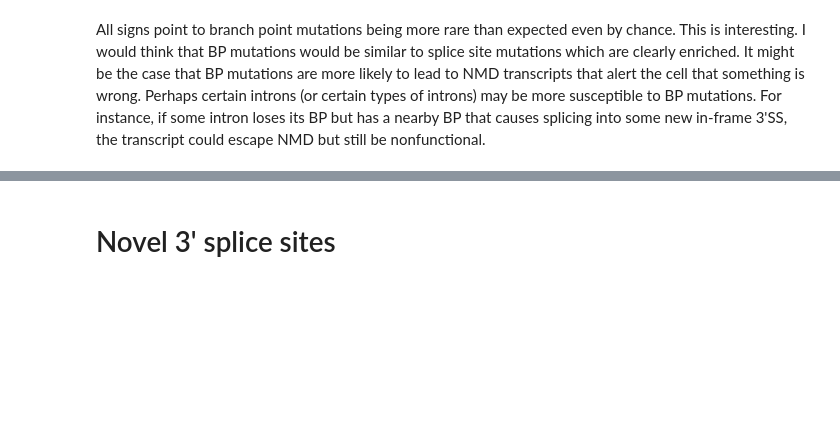
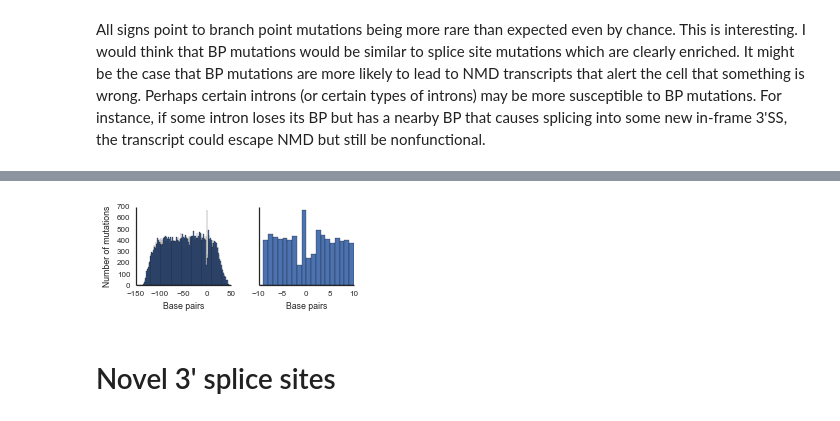
Before and after one commit to cdeboever3/pptmut, a Jupyter notebook: notebooks/Variant Analysis.ipynb, the cells around one changed output, grey strips where cells are left out. Saved outputs shown, nothing was run; the diff lists cells and outputs as text; code cells hidden in the pictures; blank space fills up the shorter version.

```diff
--- a/notebooks/Variant Analysis.ipynb
+++ b/notebooks/Variant Analysis.ipynb
@@ -324,3 +340,26 @@ still be nonfunctional.
+# %%
+tdf = variants
+
+sns.set_context('paper')
+fig, axs = plt.subplots(1, 2, sharey=True, figsize=(4, 2))
+ax = axs[0]
+n, b, p = ax.hist(tdf.bp_dist.dropna().values,
+                  bins=np.arange(-150, 51, 1))
+#ax.set_title('Distance from mutation to BP adenine')
+ax.set_xlabel('Base pairs')
+ax.set_ylabel('Number of mutations')
+
+ax = axs[1]
+n, b, p = ax.hist(tdf[(tdf.bp_dist > -10) &
+                      (tdf.bp_dist < 10)].bp_dist.dropna().values,
+                  bins=np.arange(-150, 51, 1))
+ax.set_xlabel('Base pairs')
+sns.despine()
+fig.tight_layout()
+fig.savefig(os.path.join(outdir, 'muts_around_bp.png'),
+            dpi=300)
+# %% [output]
+[figure, added]
 # %% [markdown]
 # Novel 3' splice sites
 # %%
```
Also changed, not shown: parts of 7 cells of this notebook.
